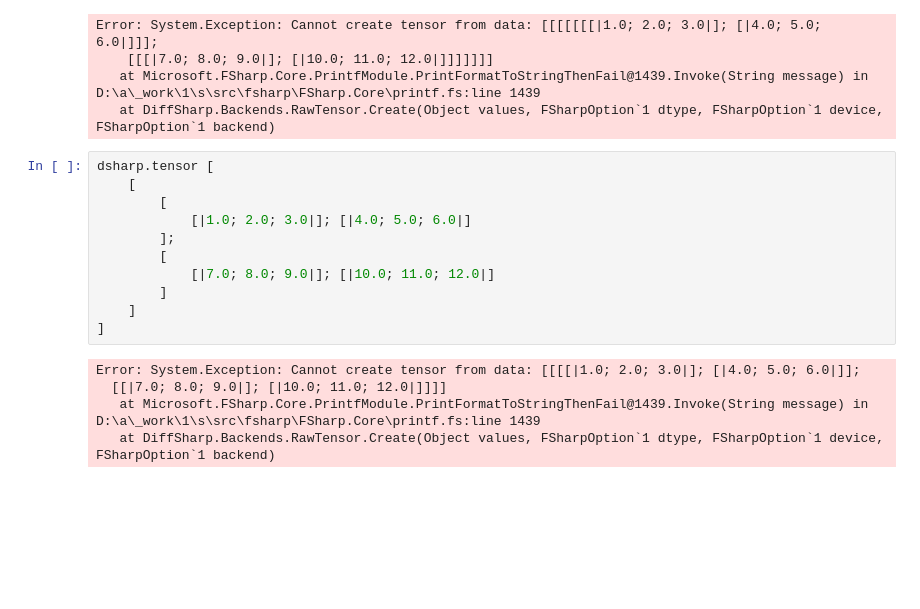
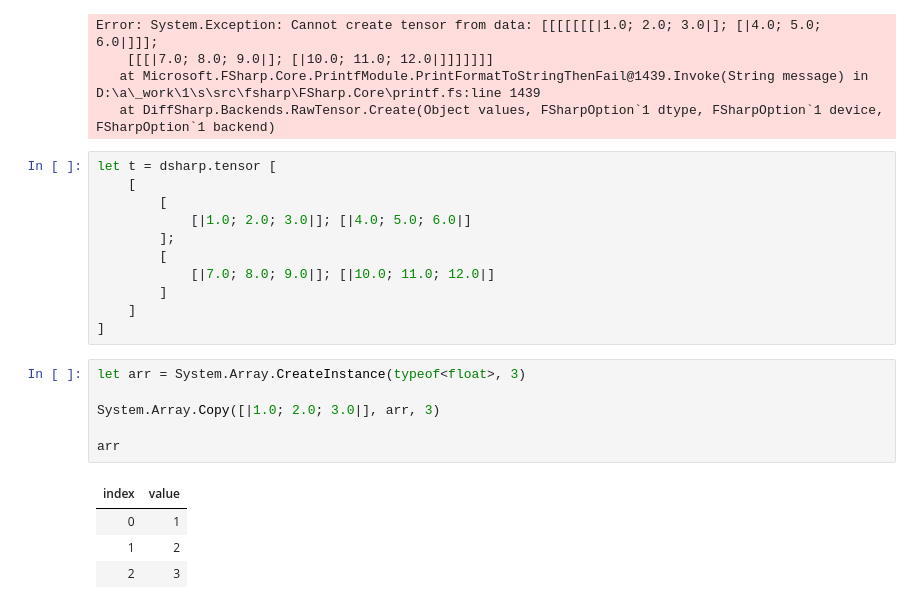
Before and after one commit to ingted/symbolic.net, a Jupyter notebook: DiffSharp.ipynb, the cells around one changed output. Drawn from its saved outputs; the diff is of its cells as text; blank space fills up the shorter version.

Commit message:
20220326_tensor_test

```diff
--- a/DiffSharp.ipynb
+++ b/DiffSharp.ipynb
@@ -101,7 +105,7 @@ Error: System.Exception: Cannot create tensor from data: [[[[[[[|1.0; 2.0; 3.0|]
    at Microsoft.FSharp.Core.PrintfModule.PrintFormatToStringThenFail@1439.Invoke(String message) in D:\a\_work\1\s\src\fsharp\FSharp.Core\printf.fs:line 1439
    at DiffSharp.Backends.RawTensor.Create(Object values, FSharpOption`1 dtype, FSharpOption`1 device, FSharpOption`1 backend)
 # %%
-dsharp.tensor [
+let t = dsharp.tensor [
     [
         [
             [|1.0; 2.0; 3.0|]; [|4.0; 5.0; 6.0|]
@@ -111,8 +115,14 @@ dsharp.tensor [
         ]
     ]
 ]
-# %% [output]
-Error: System.Exception: Cannot create tensor from data: [[[[|1.0; 2.0; 3.0|]; [|4.0; 5.0; 6.0|]];
-  [[|7.0; 8.0; 9.0|]; [|10.0; 11.0; 12.0|]]]]
-   at Microsoft.FSharp.Core.PrintfModule.PrintFormatToStringThenFail@1439.Invoke(String message) in D:\a\_work\1\s\src\fsharp\FSharp.Core\printf.fs:line 1439
-   at DiffSharp.Backends.RawTensor.Create(Object values, FSharpOption`1 dtype, FSharpOption`1 device, FSharpOption`1 backend)
+# %%
+let arr = System.Array.CreateInstance(typeof<float>, 3)
+
+System.Array.Copy([|1.0; 2.0; 3.0|], arr, 3)
+
+arr
+# %% [output]
+| index | value |
+| 0 | 1 |
+| 1 | 2 |
+| 2 | 3 |
```
Also changed, not shown: parts of 5 cells of this notebook, 2 other files.
